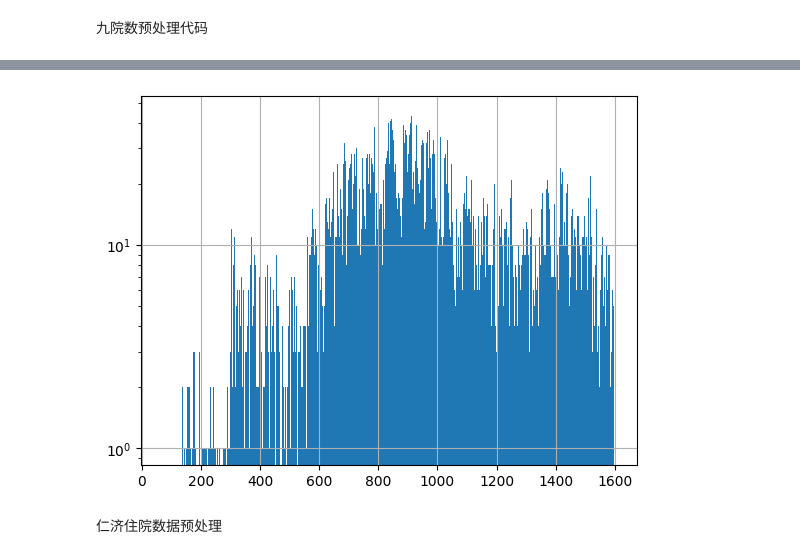
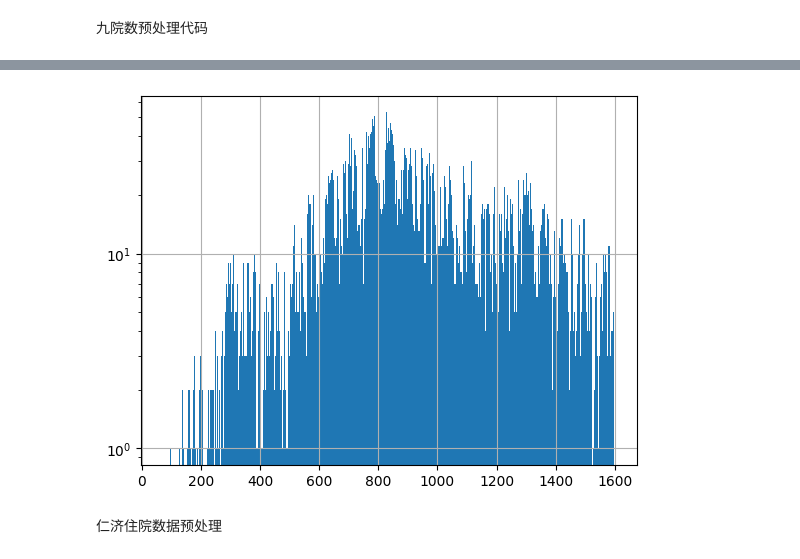
Before and after one commit to MaxLEAF3824/gpt_re, a Jupyter notebook: dp.ipynb, the cells around one changed output, grey strips where cells are left out. Cells and saved outputs as stored; diff of their text form; code cells hidden in the pictures.

```diff
--- a/dp.ipynb
+++ b/dp.ipynb
@@ -348,45 +645,84 @@ json.dump(checkout_data, open(output_path,'w'), ensure_ascii=False)
 # %%
+# 生成checkout_data训练数据集
 import json
 import os
 import pandas as pd
 from transformers import AutoTokenizer
+from tqdm import tqdm
+tqdm.pandas()
 
 llm_tok = AutoTokenizer.from_pretrained(os.path.join(os.environ['my_models_dir'],'internlm-7b'), trust_remote_code=True)
 data_path = os.path.join(os.environ['my_datasets_dir'], "ninth/checkout_data_with_checks.json")
-eval_ratio = 0.01
+eval_ratio = 0.05
 max_length = 768
 max_length2 = 1600
+seed = 42
 
 df = pd.read_json(data_path)
+df = df.sample(frac=1, random_state=seed).reset_index(drop=True)
+
 print('full df size: ', df.shape[0])
 
-data_df = df.apply(lambda r: r if (r['门诊诊断'] and r['出院诊断'] and r['门诊诊断'] not in r['出院诊断']) else None,axis=1).dropna()
-data_df = data_df.apply(lambda r: pd.Series(dict(
-    input="性别:"+r['性别']+"\n年龄:"+r['年龄']+"\n入院时主要症状及体征:"+r['入院时主要症状及体征'].replace("\n","")+"\n特殊检查及重要会诊:"+r['特殊检查及重要会诊'].replace("\n",""),
-    data=r['完整化验结果'],
-    output="出院诊断:"+r['出院诊断'])),axis=1)
-# data_df['input'] = data_df.apply(lambda r: r['input'].replace(r['output','未知']), axis=1)
-print(f"filterd by 门诊and出院: {data_df.shape[0]} left")
+df = df.progress_apply(lambda r: r if (r['门诊诊断'] and r['出院诊断'] and r['门诊诊断'] not in r['出院诊断']) else None, axis=1).dropna()
+print(f"filterd by 门诊and出院: {df.shape[0]} left")
 
-data_df['num_tokens'] = data_df.apply(lambda r : len(llm_tok(r['input']+r['output'])['input_ids']),axis=1)
+data_df = df.progress_apply(lambda r: pd.Series(
+    dict(
+        input="性别:"+r['性别']+"\n年龄:"+r['年龄']+"\n入院时主要症状及体征:"+r['入院时主要症状及体征'].replace("\n","")+"\n特殊检查及重要会诊:"+r['特殊检查及重要会诊'].replace("\n","")+"\n出院诊断:",
+        data=r['完整化验结果'],
+        output=r['出院诊断'],
+    )
+), axis=1)
+
+data_df = data_df.progress_apply(lambda r: pd.Series(
+    dict(
+        input=r['input'].replace(r['output'],"").replace("「","").replace("」",""),
+        data=r['data'],
+        output=r['output'].replace("「","").replace("」",""),
+    )
+), axis=1)
+
+data_df['num_tokens'] = data_df.progress_apply(lambda r : len(llm_tok(r['input']+r['output'])['input_ids']),axis=1)
 data_df = data_df[data_df['num_tokens'] < max_length]
 print(f"filterd by length: {data_df.shape[0]} left")
 
-data_df = data_df.sample(frac=1)
-data_df_text_dicts = data_df.apply(lambda r: pd.Series(dict(input=r['input']+'\n完整化验结果: '+', '.join([f"{k}:{v.replace('[','').replace(']','')}" for dict in r['data'] for (k,v) in dict['values'].items()]),output=r['output'])), axis=1)
-data_df_text_dicts['num_tokens'] = data_df_text_dicts.apply(lambda r : len(llm_tok(r['input']+r['output'])['input_ids']),axis=1)
-
+data_df_text_dicts = data_df.progress_apply(lambda r: pd.Series(
+    dict(
+        input='完整化验结果:'+', '.join([f"{k}:{v.replace('[','').replace(']','')}" for dict in r['data'] for (k,v) in dict['data'].items()]) + "\n" + r['input'],
+        output=r['output']
+    )
+), axis=1)
+data_df_text_dicts['num_tokens'] = data_df_text_dicts.progress_apply(lambda r : len(llm_tok(r['input']+r['output'])['input_ids']),axis=1)
 data_df = data_df[data_df_text_dicts['num_tokens'] < max_length2]
 data_df_text_dicts = data_df_text_dicts[data_df_text_dicts['num_tokens'] < max_length2]
-data_df_no_dicts = data_df.drop(columns=['data'])
 print(f'filterd by length 2: {data_df.shape[0]} left')
 
-train_df = data_df.iloc[:int(len(data_df)*(1-eval_ratio))]
-eval_df = data_df.iloc[int(len(data_df)*(1-eval_ratio)):]
-train_df_text_dicts = data_df_text_dicts.iloc[:int(len(data_df_text_dicts)*(1-eval_ratio))]
-eval_df_text_dicts = data_df_text_dicts.iloc[int(len(data_df_text_dicts)*(1-eval_ratio)):]
-train_df_no_dicts = data_df_no_dicts.iloc[:int(len(data_df_no_dicts)*(1-eval_ratio))]
-eval_df_no_dicts = data_df_no_dicts.iloc[int(len(data_df_no_dicts)*(1-eval_ratio)):]
+data_df_no_dicts = data_df.drop(columns=['data'])
+data_df_raw = data_df.progress_apply(lambda r: pd.Series(
+    dict(
+        input=r['input'],
+        data=[dict(header=d['header'],data=d['raw_data']) for d in r['data']],
+        output=r['output'],
+    )
+) ,axis=1)
+data_df_label = data_df.progress_apply(lambda r: pd.Series(
+    dict(
+        input=r['input'],
+        data=[dict(header=d['header'],data=d['data']) for d in r['data']],
+        output=r['output'],
+    )
+) ,axis=1)
+
+
+train_size = int(len(data_df)*(1-eval_ratio))
+train_df = data_df_label.iloc[:train_size]
+eval_df = data_df_label.iloc[train_size:]
+train_df_text_dicts = data_df_text_dicts.iloc[:train_size]
+eval_df_text_dicts = data_df_text_dicts.iloc[train_size:]
+train_df_no_dicts = data_df_no_dicts.iloc[:train_size]
+eval_df_no_dicts = data_df_no_dicts.iloc[train_size:]
+train_df_raw = data_df_raw.iloc[:train_size]
+eval_df_raw = data_df_raw.iloc[train_size:]
 
 json.dump(train_df.to_dict(orient="records"), open(os.path.join(os.environ['my_datasets_dir'], "ninth/checkout_data_train.json"),'w'), ensure_ascii=False)
 json.dump(eval_df.to_dict(orient="records"), open(os.path.join(os.environ['my_datasets_dir'], "ninth/checkout_data_eval.json"),'w'), ensure_ascii=False)
@@ -394,6 +730,8 @@ json.dump(train_df_no_dicts.to_dict(orient="records"), open(os.path.join(os.envi
 json.dump(eval_df_no_dicts.to_dict(orient="records"), open(os.path.join(os.environ['my_datasets_dir'], "ninth/checkout_data_eval_no_dicts.json"),'w'), ensure_ascii=False)
 json.dump(train_df_text_dicts.to_dict(orient="records"), open(os.path.join(os.environ['my_datasets_dir'], "ninth/checkout_data_train_text_dicts.json"),'w'), ensure_ascii=False)
 json.dump(eval_df_text_dicts.to_dict(orient="records"), open(os.path.join(os.environ['my_datasets_dir'], "ninth/checkout_data_eval_text_dicts.json"),'w'), ensure_ascii=False)
+json.dump(train_df_raw.to_dict(orient="records"), open(os.path.join(os.environ['my_datasets_dir'], "ninth/checkout_data_train_raw_data.json"),'w'), ensure_ascii=False)
+json.dump(eval_df_raw.to_dict(orient="records"), open(os.path.join(os.environ['my_datasets_dir'], "ninth/checkout_data_eval_raw_data.json"),'w'), ensure_ascii=False)
 
 print(data_df['num_tokens'].describe())
 print(data_df_text_dicts['num_tokens'].describe())
@@ -420 +763 @@ Name: num_tokens, dtype: float64
-[figure, old version]
+[figure, new version]
```
Also changed, not shown: parts of 29 cells of this notebook, 11 other files.
